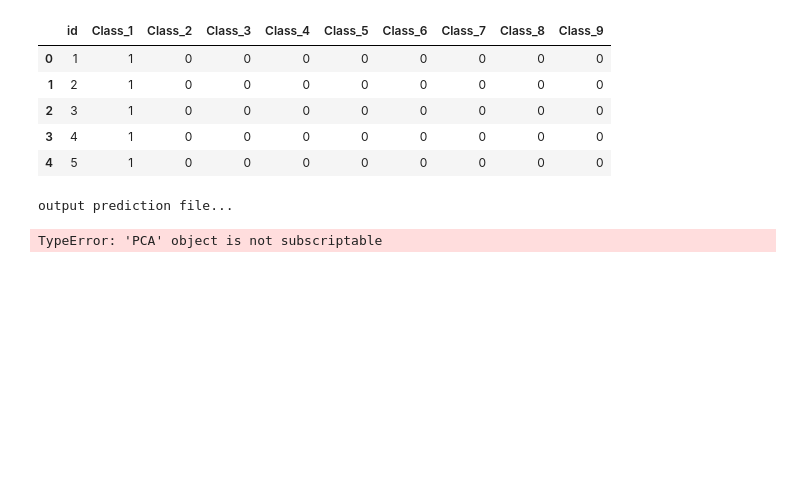
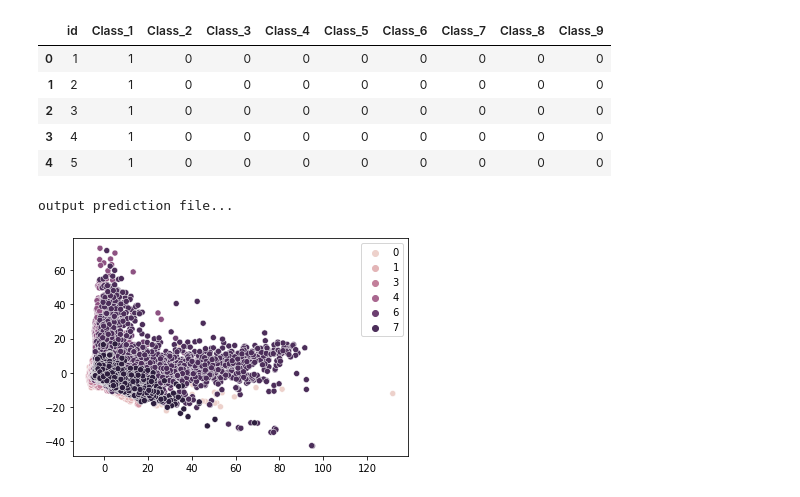
Before and after one commit to akiabe/kaggle_otto-group-product-classification, a Jupyter notebook: notebooks/train.ipynb, the cells around one changed output. Drawn from its saved outputs; the diff is of its cells as text; code cells hidden in the pictures; blank space fills up the shorter version.

```diff
--- a/notebooks/train.ipynb
+++ b/notebooks/train.ipynb
@@ -181,13 +181,26 @@ eval()
 output prediction file...
 # %%
 from sklearn import decomposition
+import numpy as np
 
-def vis_with_pca():
+def pca():
     df = pd.read_csv("../input/train.csv")
 
-    xtrain = df.drop(columns=["target"], axis=1).values
+    xtrain = df.drop(columns=["id", "target"], axis=1).values
+    ytrain = df.target.values
 
     pca = decomposition.PCA(n_components=2)
-    train_2D_pca = pca.fit(xtrain)
+    pca.fit(xtrain)
+    train_2D_pca = pca.fit_transform(xtrain)
 
-    plt.scatter(train_2D_pca[:, 0], train_2D_pca[:, 1])
+    label_color_dict = {
+        label:idx for idx, label in enumerate(np.unique(ytrain))
+    }
+
+    c_vec = [label_color_dict[label] for label in ytrain]
+
+    sns.scatterplot(
+        x=train_2D_pca[:, 0],
+        y=train_2D_pca[:, 1],
+        hue=c_vec
+    )
@@ -196,4 +207,4 @@ vis_with_pca()
-# %%
-vis_with_pca()
-# %% [output]
-TypeError: 'PCA' object is not subscriptable
+# %%
+pca()
+# %% [output]
+[figure, added]
```
Also changed, not shown: parts of 1 cell of this notebook.
